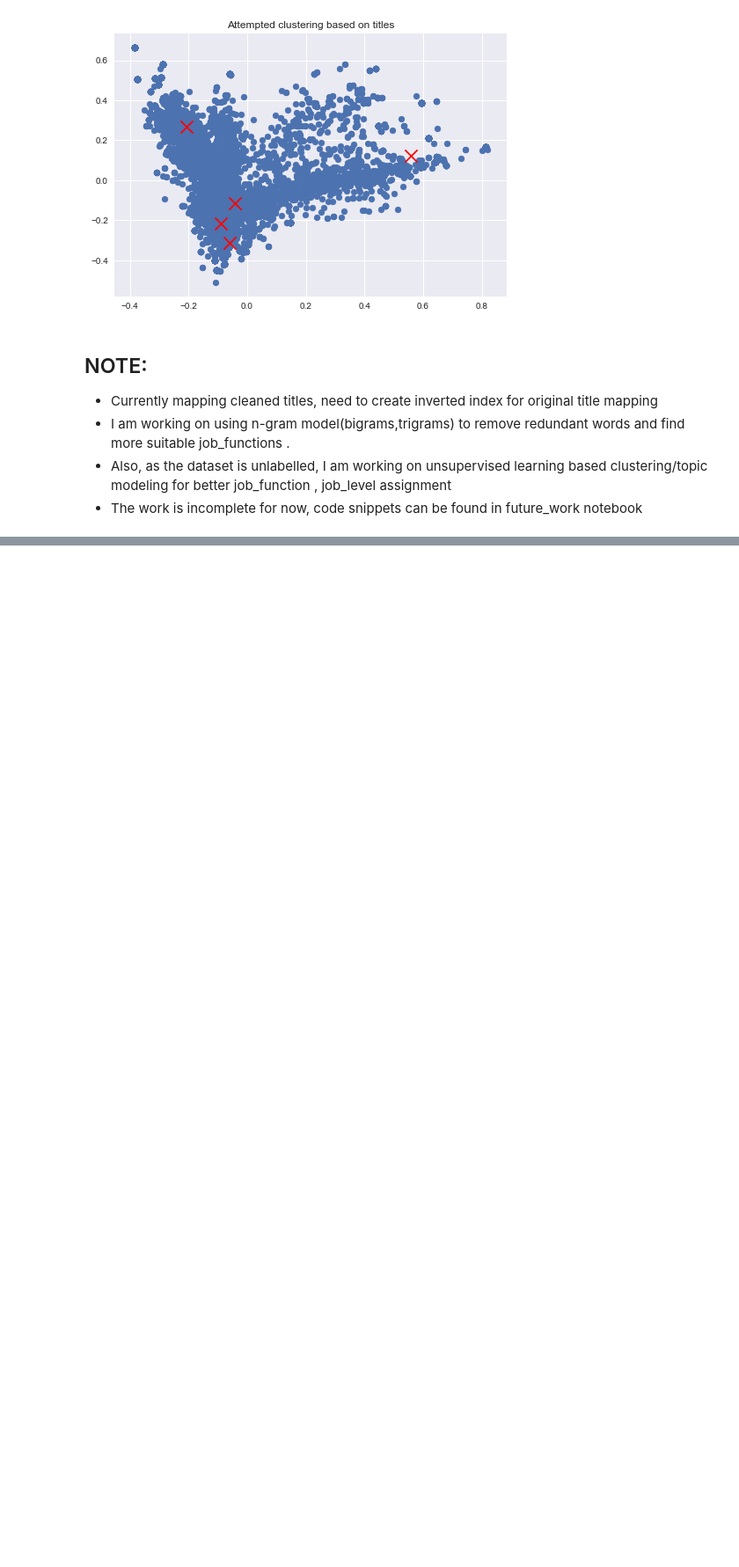
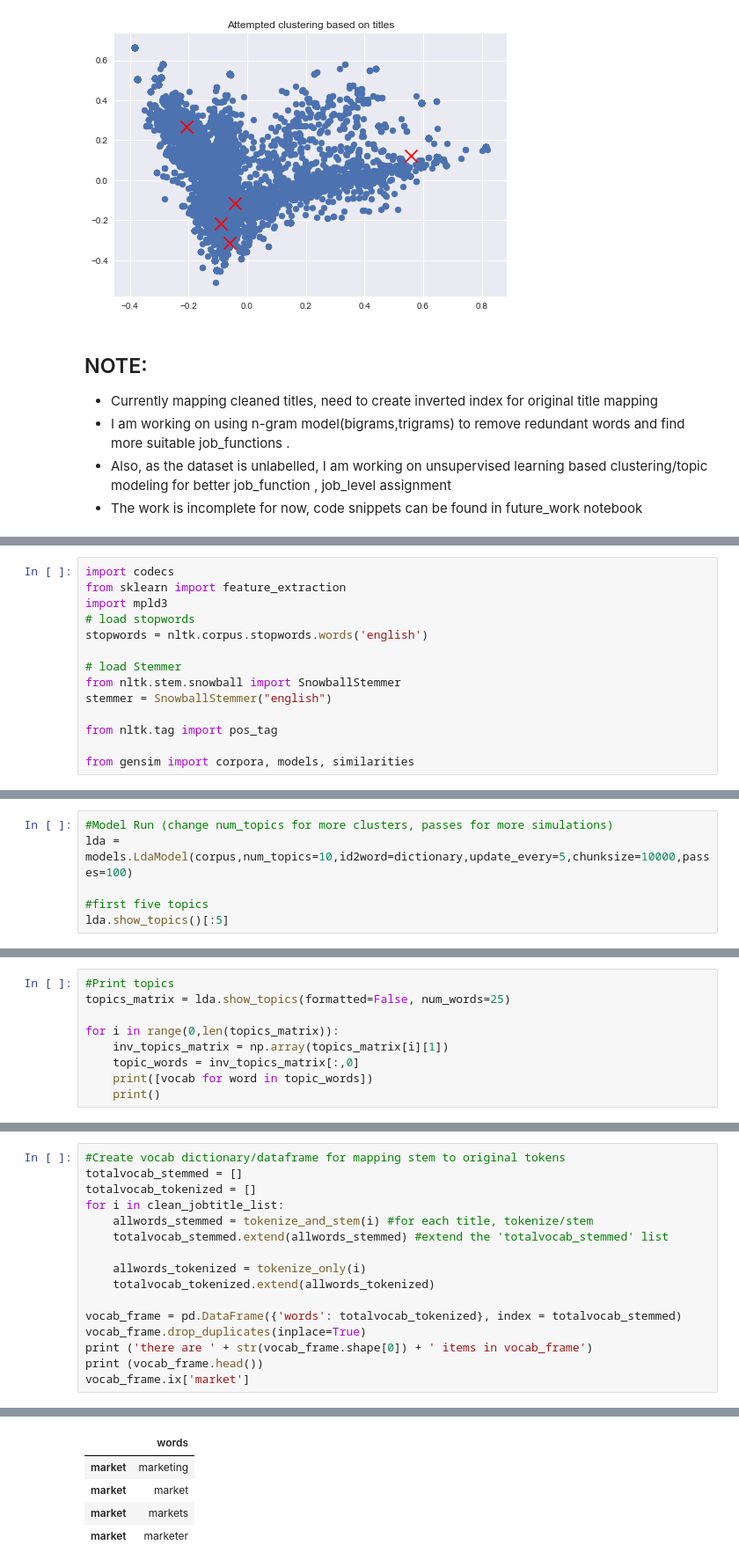
Before and after one commit to rahulraghatate/jobtitle_to_function_mapping_challenge, a Jupyter notebook: job_title_to_function.ipynb, the cells around one changed output, grey strips where cells are left out. Shown at 88% size. Drawn from its saved outputs; the diff is of its cells as text; blank space fills up the shorter version.

Commit message:
Perform LDA
Topic modeling using LDA for analysing jobtitles

```diff
--- a/job_title_to_function.ipynb
+++ b/job_title_to_function.ipynb
@@ -472,0 +479,14 @@ plt.show()
+# %%
+import codecs
+from sklearn import feature_extraction
+import mpld3
+# load stopwords
+stopwords = nltk.corpus.stopwords.words('english')
+
+# load Stemmer
+from nltk.stem.snowball import SnowballStemmer
+stemmer = SnowballStemmer("english")
+
+from nltk.tag import pos_tag
+
+from gensim import corpora, models, similarities
@@ -472,0 +555,6 @@ plt.show()
+# %%
+#Model Run (change num_topics for more clusters, passes for more simulations)
+lda = models.LdaModel(corpus,num_topics=10,id2word=dictionary,update_every=5,chunksize=10000,passes=100)
+
+#first five topics
+lda.show_topics()[:5]
@@ -472,0 +572,9 @@ plt.show()
+# %%
+#Print topics
+topics_matrix = lda.show_topics(formatted=False, num_words=25)
+
+for i in range(0,len(topics_matrix)):
+    inv_topics_matrix = np.array(topics_matrix[i][1])
+    topic_words = inv_topics_matrix[:,0]
+    print([vocab for word in topic_words])
+    print()
@@ -472,0 +601,17 @@ plt.show()
+# %%
+#Create vocab dictionary/dataframe for mapping stem to original tokens
+totalvocab_stemmed = []
+totalvocab_tokenized = []
+for i in clean_jobtitle_list:
+    allwords_stemmed = tokenize_and_stem(i) #for each title, tokenize/stem
+    totalvocab_stemmed.extend(allwords_stemmed) #extend the 'totalvocab_stemmed' list
+
+    allwords_tokenized = tokenize_only(i)
+    totalvocab_tokenized.extend(allwords_tokenized)
+
+vocab_frame = pd.DataFrame({'words': totalvocab_tokenized}, index = totalvocab_stemmed)
+vocab_frame.drop_duplicates(inplace=True)
+print ('there are ' + str(vocab_frame.shape[0]) + ' items in vocab_frame')
+print (vocab_frame.head())
+vocab_frame.ix['market']
+# %% [output]
@@ -472,0 +625,5 @@ plt.show()
+|  | words |
+| market | marketing |
+| market | market |
+| market | markets |
+| market | marketer |
```
Also changed, not shown: parts of 7 cells of this notebook.
